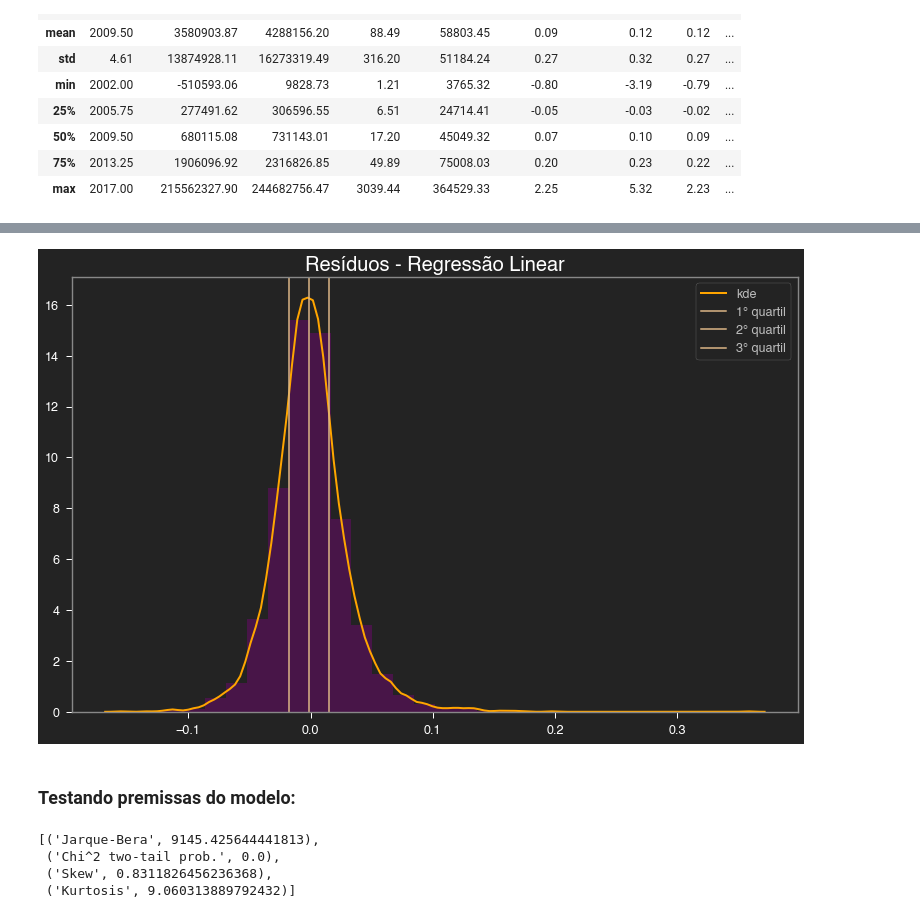
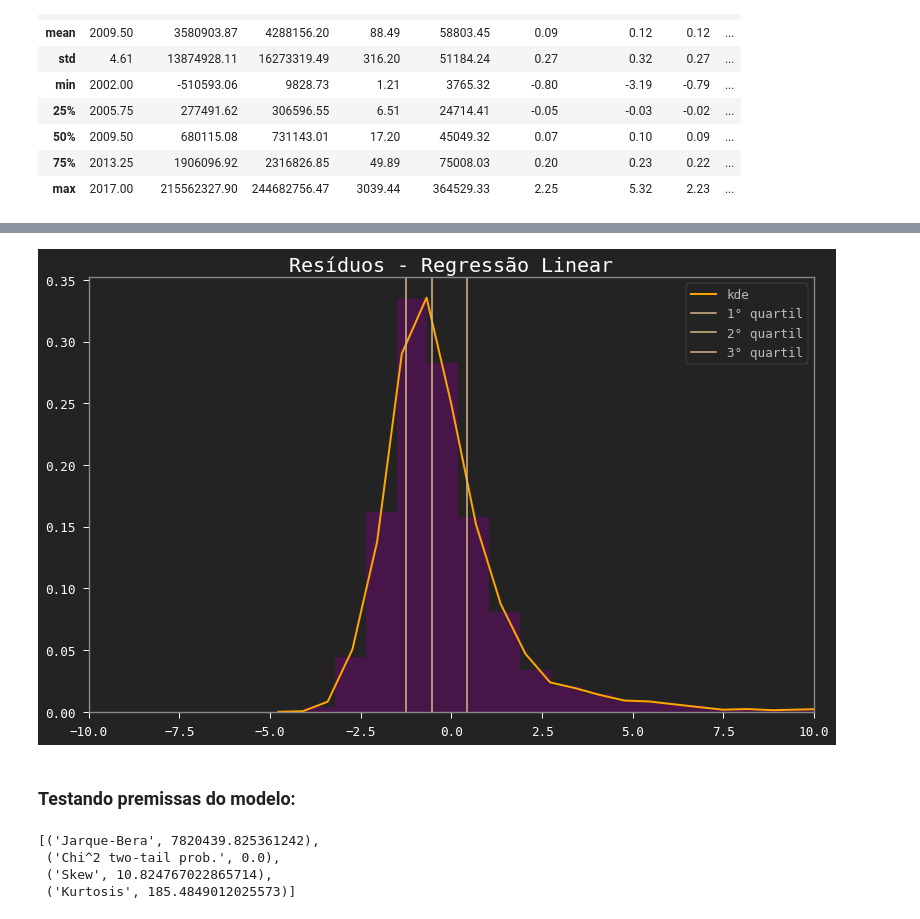
Before and after one commit to danielnrocha/Convergencia_PIB_Municipios, a Jupyter notebook: ConvergenciaMunicipios.ipynb, the cells around one changed output, grey strips where cells are left out. Saved outputs shown, nothing was run; the diff lists cells and outputs as text; code cells hidden in the pictures.

```diff
--- a/ConvergenciaMunicipios.ipynb
+++ b/ConvergenciaMunicipios.ipynb
@@ -630,0 +639,6 @@ sm.graphics.plot_fit(est, 'PIB_Inicial');
+# %%
+df_regression = pd.merge(pib_cities_2002,pib_cities_2017)
+
+df_regression['Crescimento do PIB'] = (df_regression['PIB (2017)'] - df_regression['PIB (2002)']) / df_regression['PIB (2002)']
+
+df_regression
@@ -630,0 +659,12 @@ sm.graphics.plot_fit(est, 'PIB_Inicial');
+# %%
+plt.figure(figsize=(20,5))
+
+plt.subplot(1, 2, 1)
+
+sns.scatterplot(df_regression['PIB per capita (2002)'], df_regression['Crescimento do PIB'])
+
+df_regression['log(PIB per capita (2002))'] = np.log(df_regression['PIB per capita (2002)'])
+
+plt.subplot(1, 2, 2)
+
+sns.scatterplot(df_regression['log(PIB per capita (2002))'], df_regression['Crescimento do PIB']);
@@ -630,0 +673,15 @@ sm.graphics.plot_fit(est, 'PIB_Inicial');
+# %%
+X = np.log(np.reshape(df_regression['PIB per capita (2002)'].tolist(), (5558, 1)))
+
+Y = df_regression['Crescimento do PIB'].tolist()
+
+regr = linear_model.LinearRegression()
+regr.fit(X, Y)
+print('\n Intercepto: \n', regr.intercept_)
+print('\n Coeficiente: \n', regr.coef_[0])
+X = sm.add_constant(X)
+Y=list(Y)
+model = sm.OLS(Y, X).fit()
+predictions = model.predict(X)
+print_model = model.summary()
+print(print_model)
@@ -631,22 +718,23 @@ sm.graphics.plot_fit(est, 'PIB_Inicial');
 # %%
-sns.distplot(est.resid,bins=30,color='purple',kde_kws={"color":"orange",'lw':2,'label':'kde'})
-quantile = np.quantile(est.resid,[0.25,0.5,0.75])
+sns.distplot(model.resid,bins=100,color='purple',kde_kws={"color":"orange",'lw':2,'label':'kde'})
+quantile = np.quantile(model.resid,[0.25,0.5,0.75])
 for i in range(1,4):
     plt.axvline(x=quantile[i-1],color='burlywood',label=str(i)+'° quartil')
 plt.legend()
+plt.xlim(-10,10)
 plt.title('Resíduos - Regressão Linear');
 # %% [output]
-[figure, old version]
+[figure, new version]
 # %% [markdown]
 ### Testando premissas do modelo:
 # %%
 from statsmodels.compat import lzip
 import statsmodels.stats.api as sms
 name = ['Jarque-Bera', 'Chi^2 two-tail prob.', 'Skew', 'Kurtosis']
-test = sms.jarque_bera(est.resid)
+test = sms.jarque_bera(model.resid)
 lzip(name, test)
 # %% [output]
-[('Jarque-Bera', 9145.425644441813),
+[('Jarque-Bera', 7820439.825361242),
  ('Chi^2 two-tail prob.', 0.0),
- ('Skew', 0.8311826456236368),
- ('Kurtosis', 9.060313889792432)]
+ ('Skew', 10.824767022865714),
+ ('Kurtosis', 185.4849012025573)]
```
Also changed, not shown: parts of 105 cells of this notebook.
